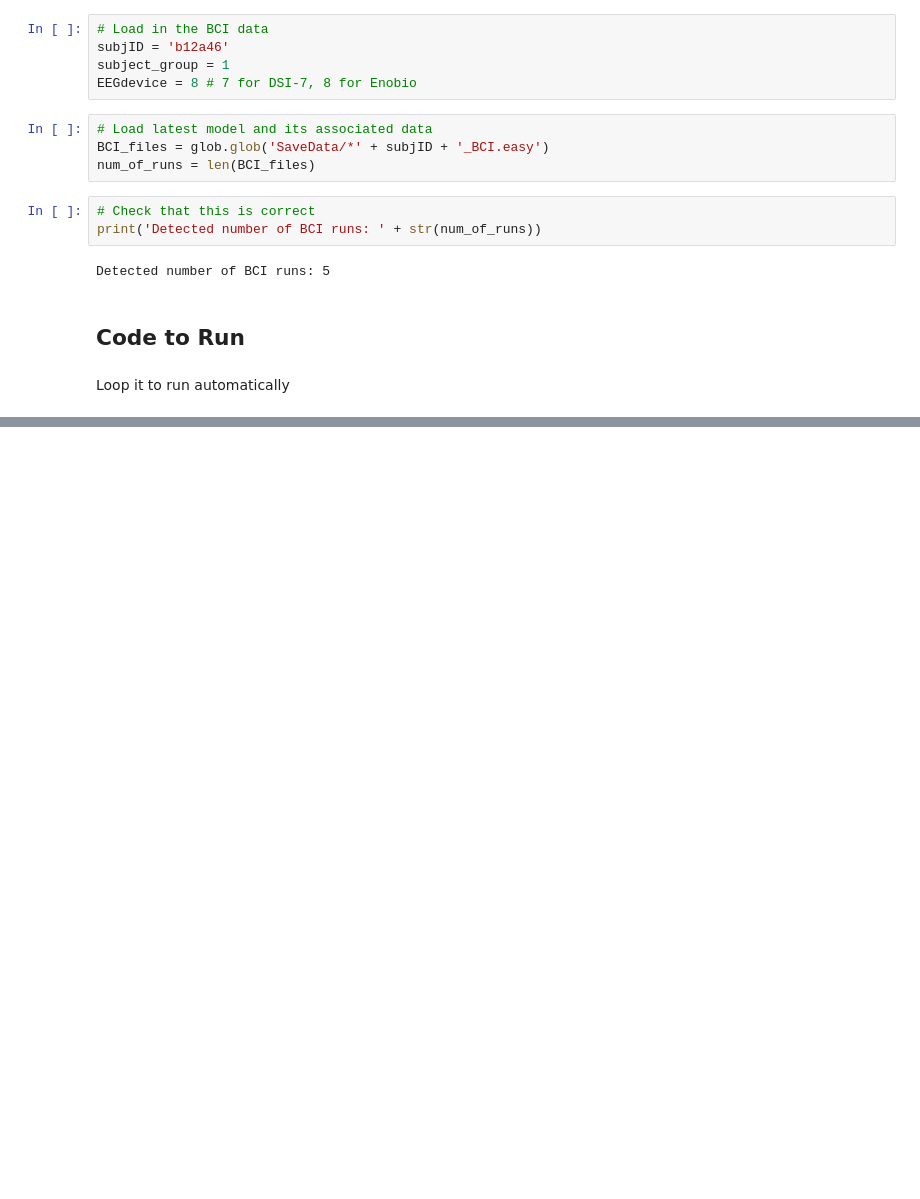
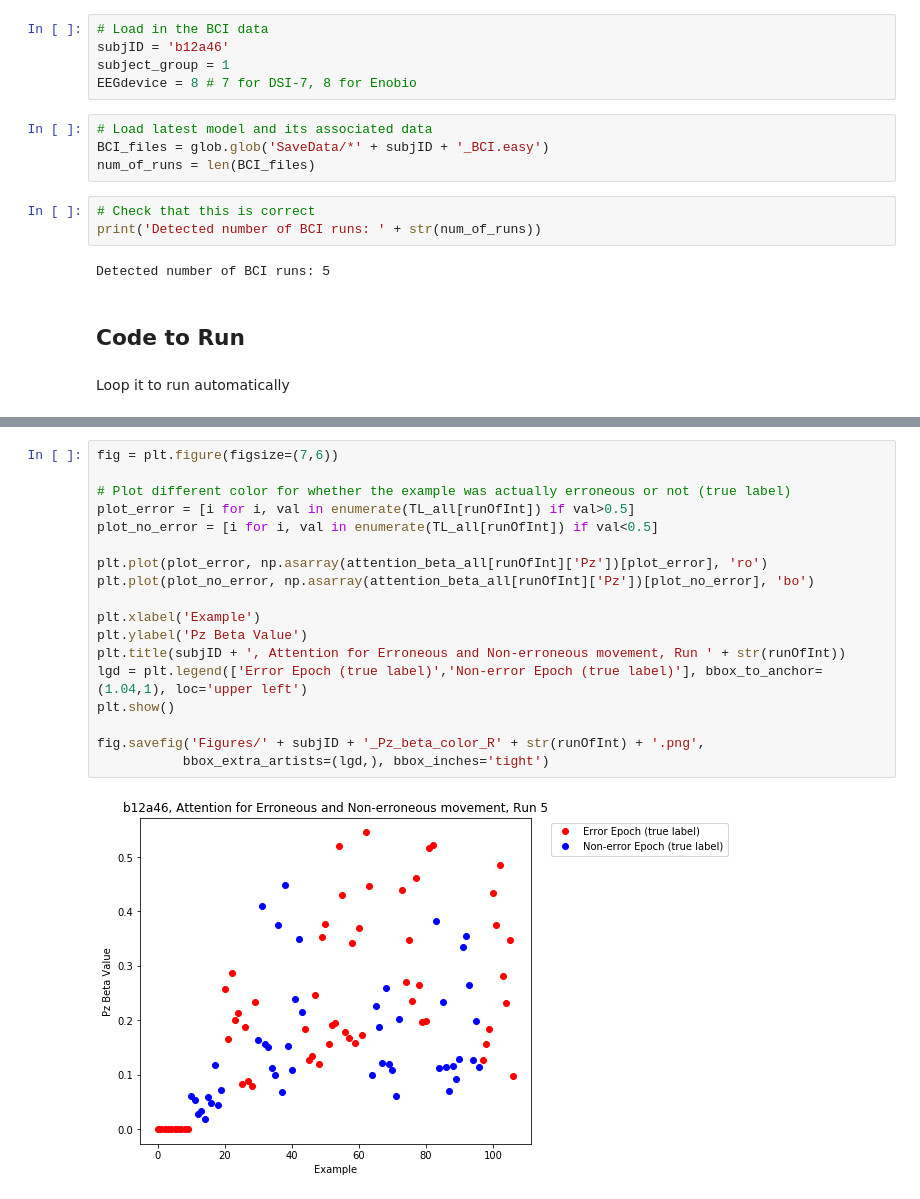
Before and after one commit to lpjiang97/EEG-CoAdaptation, a Jupyter notebook: Analysis/Adapt_MI_Decoder_Loop.ipynb, the cells around one changed output, grey strips where cells are left out. Drawn from its saved outputs; the diff is of its cells as text; blank space fills up the shorter version.

```diff
--- a/Analysis/Adapt_MI_Decoder_Loop.ipynb
+++ b/Analysis/Adapt_MI_Decoder_Loop.ipynb
@@ -802,0 +825,20 @@ Confusion Matrix for Error Classification (not MI)
+# %%
+fig = plt.figure(figsize=(7,6))
+
+# Plot different color for whether the example was actually erroneous or not (true label)
+plot_error = [i for i, val in enumerate(TL_all[runOfInt]) if val>0.5]
+plot_no_error = [i for i, val in enumerate(TL_all[runOfInt]) if val<0.5]
+
+plt.plot(plot_error, np.asarray(attention_beta_all[runOfInt]['Pz'])[plot_error], 'ro')
+plt.plot(plot_no_error, np.asarray(attention_beta_all[runOfInt]['Pz'])[plot_no_error], 'bo')
+
+plt.xlabel('Example')
+plt.ylabel('Pz Beta Value')
+plt.title(subjID + ', Attention for Erroneous and Non-erroneous movement, Run ' + str(runOfInt))
+lgd = plt.legend(['Error Epoch (true label)','Non-error Epoch (true label)'], bbox_to_anchor=(1.04,1), loc='upper left')
+plt.show()
+
+fig.savefig('Figures/' + subjID + '_Pz_beta_color_R' + str(runOfInt) + '.png',
+           bbox_extra_artists=(lgd,), bbox_inches='tight')
+# %% [output]
+[figure, added]
```
Also changed, not shown: parts of 9 cells of this notebook, 17 other files.
